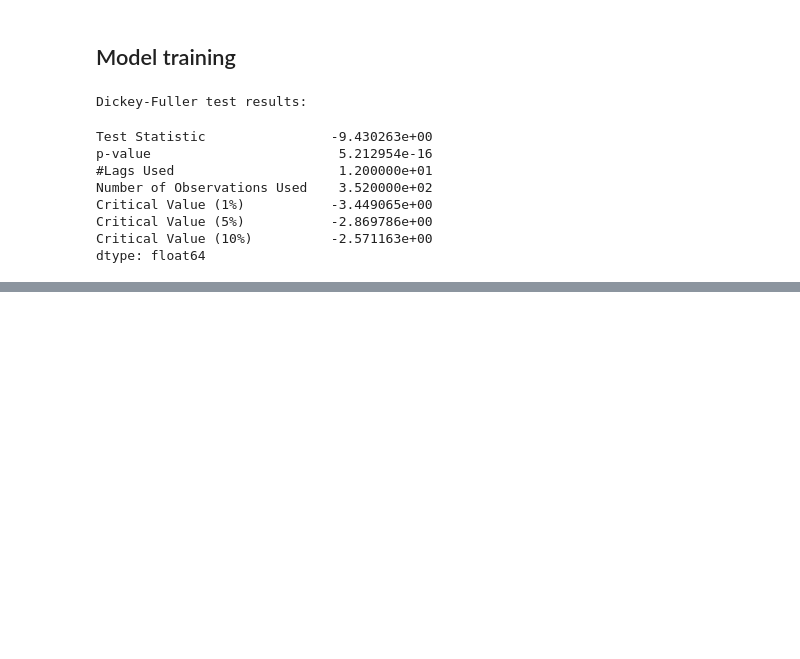
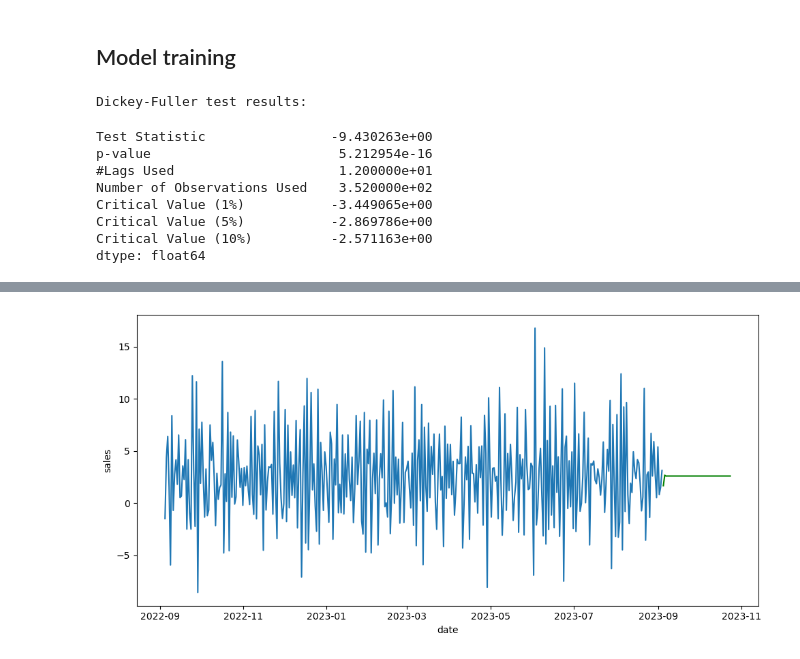
Before and after one commit to FerminRomeroBleda/Fermin-Romero-Alternative-TSeries, a Jupyter notebook: src/explore.ipynb, the cells around one changed output, grey strips where cells are left out. Saved outputs shown, nothing was run; the diff lists cells and outputs as text; code cells hidden in the pictures; blank space fills up the shorter version.

```diff
--- a/src/explore.ipynb
+++ b/src/explore.ipynb
@@ -170,3 +168,7 @@ Critical Value (1%)           -3.449065e+00
 Critical Value (5%)           -2.869786e+00
 Critical Value (10%)          -2.571163e+00
 dtype: float64
+# %%
+from pmdarima import auto_arima
+
+model = auto_arima(ts_stationary, seasonal = True, trace = True, m = 12)
@@ -172,0 +217,3 @@ dtype: float64
+# %%
+forecast = model.predict(50) # Next 10 months
+forecast
@@ -172,0 +238,11 @@ dtype: float64
+# %%
+fig, axis = plt.subplots(figsize = (10, 5))
+
+sns.lineplot(data = ts_stationary)
+sns.lineplot(data = forecast, c = "green")
+
+plt.tight_layout()
+
+plt.show()
+# %% [output]
+[figure, added]
```
Also changed, not shown: parts of 5 cells of this notebook.
